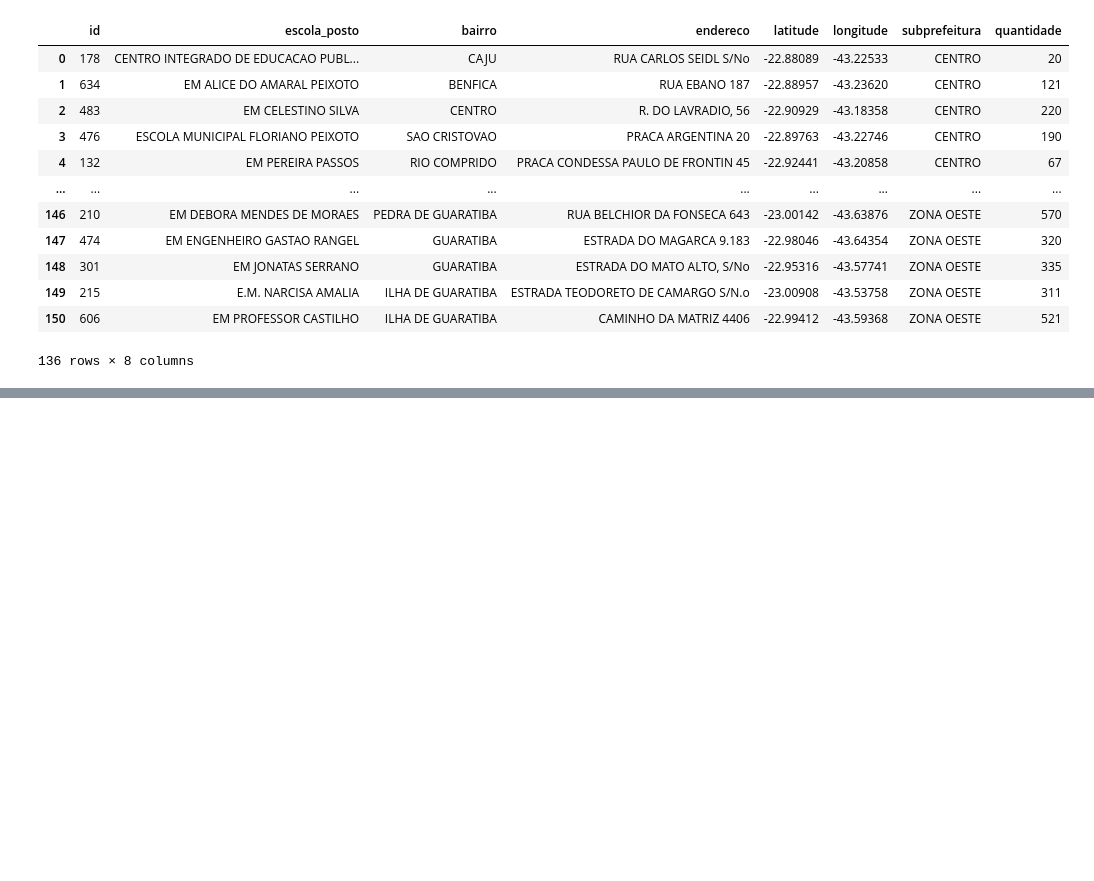
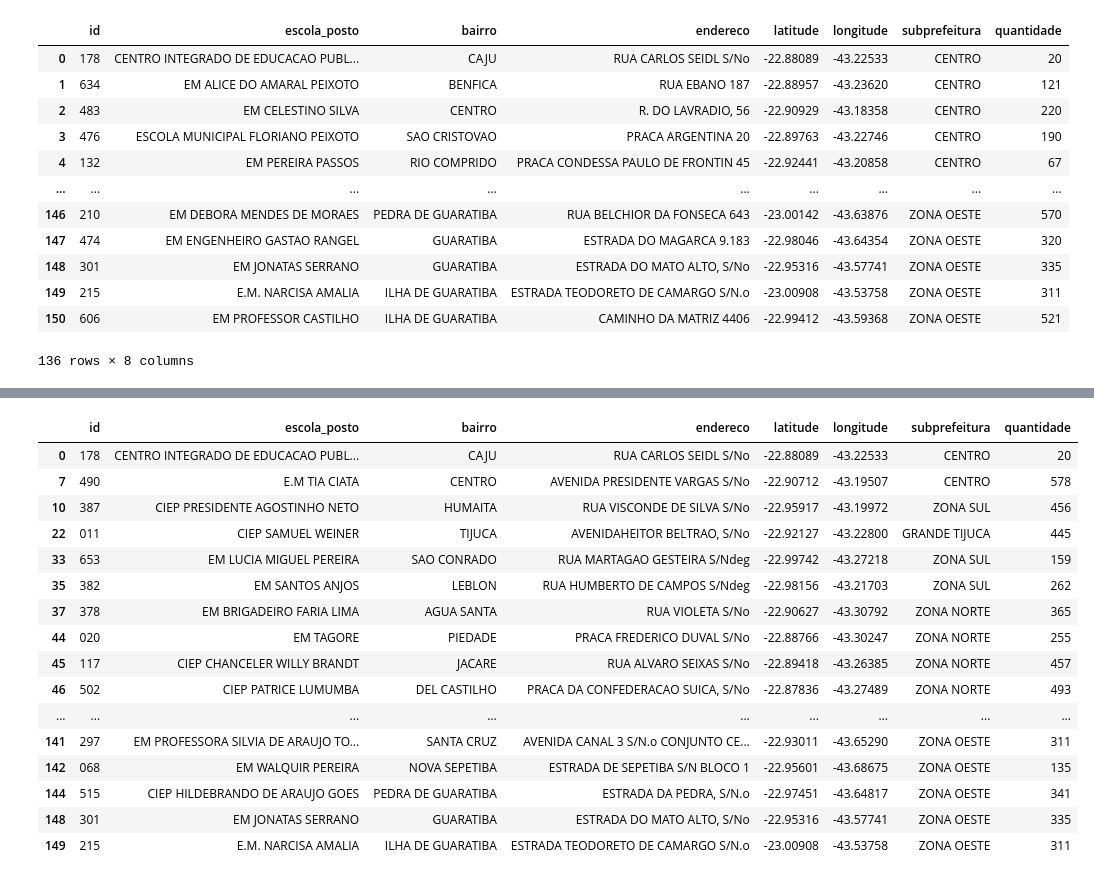
Before and after one commit to mainanina/projeto_final_tecnicas_programacao, a Jupyter notebook: projeto_final_3.ipynb, the cells around one changed output, grey strips where cells are left out. Saved outputs shown, nothing was run; the diff lists cells and outputs as text; code cells hidden in the pictures; blank space fills up the shorter version.

```diff
--- a/projeto_final_3.ipynb
+++ b/projeto_final_3.ipynb
@@ -379,6 +379,7 @@ df_entregas[df_entregas['endereco'].str.contains(r'\.')]
 # %%
 df_entregas['endereco'] = df_entregas['endereco'].apply(lambda x: unidecode(x).replace('R.', 'RUA'))
 df_entregas['endereco'] = df_entregas['endereco'].apply(lambda x: unidecode(x).replace('AV.', 'AVENIDA'))
+df_entregas['endereco'] = df_entregas['endereco'].apply(lambda x: unidecode(x).replace('AV ', 'AVENIDA'))
 df_entregas['endereco'] = df_entregas['endereco'].apply(lambda x: unidecode(x).replace('PCA.', 'PRACA'))
 df_entregas['endereco'] = df_entregas['endereco'].apply(lambda x: unidecode(x).replace('ESTR.', 'ESTRADA'))
 df_entregas['endereco'] = df_entregas['endereco'].apply(lambda x: unidecode(x).replace('ALM.', 'ALMIRANTE'))
@@ -407,3 +408,23 @@ df_entregas[df_entregas['endereco'].str.contains(r'\.')]
 | 144 | 515 | CIEP HILDEBRANDO DE ARAUJO GOES | PEDRA DE GUARATIBA | ESTRADA DA PEDRA, S/N.o | -22.97451 | -43.64817 | ZONA OESTE | 341 |
 | 147 | 474 | EM ENGENHEIRO GASTAO RANGEL | GUARATIBA | ESTRADA DO MAGARCA 9.183 | -22.98046 | -43.64354 | ZONA OESTE | 320 |
 | 149 | 215 | E.M. NARCISA AMALIA | ILHA DE GUARATIBA | ESTRADA TEODORETO DE CAMARGO S/N.o | -23.00908 | -43.53758 | ZONA OESTE | 311 |
+# %%
+df_entregas[df_entregas['endereco'].str.contains(r'\/')]
+# %% [output]
+|  | id | escola_posto | bairro | endereco | latitude | longitude | subprefeitura | quantidade |
+| 0 | 178 | CENTRO INTEGRADO DE EDUCACAO PUBL... | CAJU | RUA CARLOS SEIDL S/No | -22.88089 | -43.22533 | CENTRO | 20 |
+| 7 | 490 | E.M TIA CIATA | CENTRO | AVENIDA PRESIDENTE VARGAS S/No | -22.90712 | -43.19507 | CENTRO | 578 |
+| 10 | 387 | CIEP PRESIDENTE AGOSTINHO NETO | HUMAITA | RUA VISCONDE DE SILVA S/No | -22.95917 | -43.19972 | ZONA SUL | 456 |
+| 22 | 011 | CIEP SAMUEL WEINER | TIJUCA | AVENIDAHEITOR BELTRAO, S/No | -22.92127 | -43.22800 | GRANDE TIJUCA | 445 |
+| 33 | 653 | EM LUCIA MIGUEL PEREIRA | SAO CONRADO | RUA MARTAGAO GESTEIRA S/Ndeg | -22.99742 | -43.27218 | ZONA SUL | 159 |
+| 35 | 382 | EM SANTOS ANJOS | LEBLON | RUA HUMBERTO DE CAMPOS S/Ndeg | -22.98156 | -43.21703 | ZONA SUL | 262 |
+| 37 | 378 | EM BRIGADEIRO FARIA LIMA | AGUA SANTA | RUA VIOLETA S/No | -22.90627 | -43.30792 | ZONA NORTE | 365 |
+| 44 | 020 | EM TAGORE | PIEDADE | PRACA FREDERICO DUVAL S/No | -22.88766 | -43.30247 | ZONA NORTE | 255 |
+| 45 | 117 | CIEP CHANCELER WILLY BRANDT | JACARE | RUA ALVARO SEIXAS S/No | -22.89418 | -43.26385 | ZONA NORTE | 457 |
+| 46 | 502 | CIEP PATRICE LUMUMBA | DEL CASTILHO | PRACA DA CONFEDERACAO SUICA, S/No | -22.87836 | -43.27489 | ZONA NORTE | 493 |
+| ... | ... | ... | ... | ... | ... | ... | ... | ... |
+| 141 | 297 | EM PROFESSORA SILVIA DE ARAUJO TO... | SANTA CRUZ | AVENIDA CANAL 3 S/N.o CONJUNTO CE... | -22.93011 | -43.65290 | ZONA OESTE | 311 |
+| 142 | 068 | EM WALQUIR PEREIRA | NOVA SEPETIBA | ESTRADA DE SEPETIBA S/N BLOCO 1 | -22.95601 | -43.68675 | ZONA OESTE | 135 |
+| 144 | 515 | CIEP HILDEBRANDO DE ARAUJO GOES | PEDRA DE GUARATIBA | ESTRADA DA PEDRA, S/N.o | -22.97451 | -43.64817 | ZONA OESTE | 341 |
+| 148 | 301 | EM JONATAS SERRANO | GUARATIBA | ESTRADA DO MATO ALTO, S/No | -22.95316 | -43.57741 | ZONA OESTE | 335 |
+| 149 | 215 | E.M. NARCISA AMALIA | ILHA DE GUARATIBA | ESTRADA TEODORETO DE CAMARGO S/N.o | -23.00908 | -43.53758 | ZONA OESTE | 311 |
```
Also changed, not shown: parts of 20 cells of this notebook.
